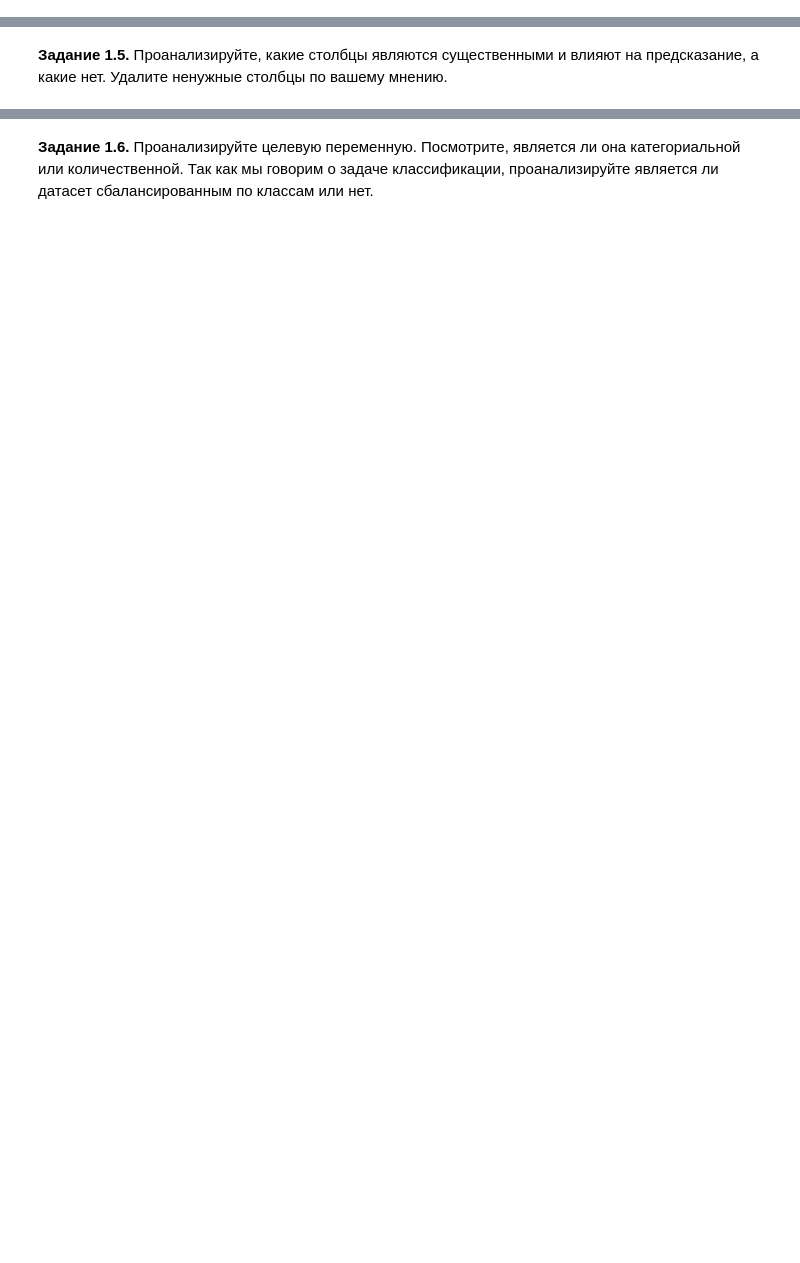
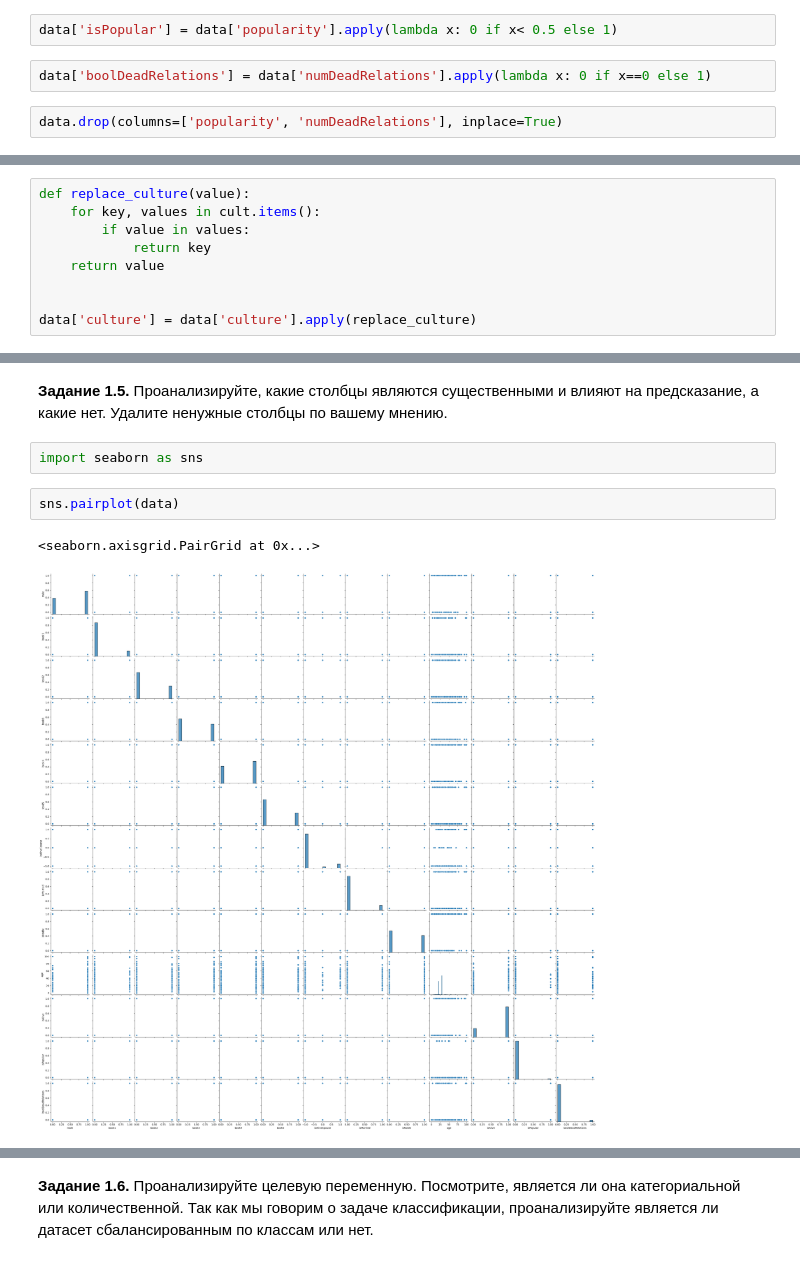
Before and after one commit to ostrowsky/Deep-Learning-School, a Jupyter notebook: week_01_ml_intro/Homework/hw_1_game_of_thrones.ipynb, the cells around one changed output, grey strips where cells are left out. Cells and saved outputs as stored; diff of their text form; blank space fills up the shorter version.

```diff
--- a/week_01_ml_intro/Homework/hw_1_game_of_thrones.ipynb
+++ b/week_01_ml_intro/Homework/hw_1_game_of_thrones.ipynb
@@ -208,3 +204,9 @@ memory usage: 206.8+ KB
+# %%
+data['isPopular'] = data['popularity'].apply(lambda x: 0 if x< 0.5 else 1)
+# %%
+data['boolDeadRelations'] = data['numDeadRelations'].apply(lambda x: 0 if x==0 else 1)
+# %%
+data.drop(columns=['popularity', 'numDeadRelations'], inplace=True)
 # %%
 # Подсказка
 cult = {
@@ -225,3 +227,12 @@ cult = {
     'Qartheen': ['qartheen', 'qarth'],
     'Reach': ['the reach', 'reach', 'reachmen'],
 }
+# %%
+def replace_culture(value):
+    for key, values in cult.items():
+        if value in values:
+            return key
+    return value
+
+
+data['culture'] = data['culture'].apply(replace_culture)
@@ -228,2 +272,9 @@ cult = {
 # %% [markdown]
 **Задание 1.5.** Проанализируйте, какие столбцы являются существенными и влияют на предсказание, а какие нет. Удалите ненужные столбцы по вашему мнению.
+# %%
+import seaborn as sns
+# %%
+sns.pairplot(data)
+# %% [output]
+<seaborn.axisgrid.PairGrid at 0x...>
+[figure, added]
```
Also changed, not shown: parts of 27 cells of this notebook.
